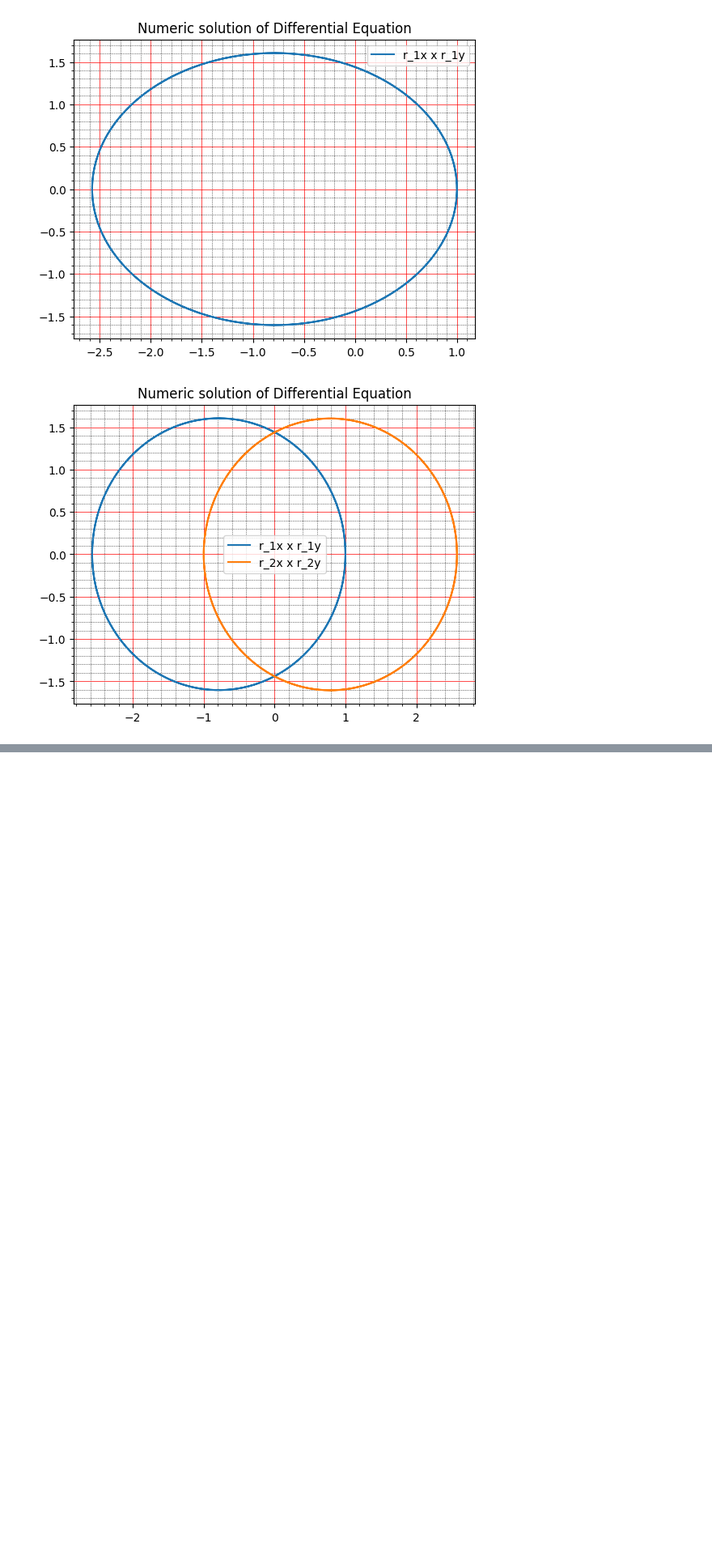
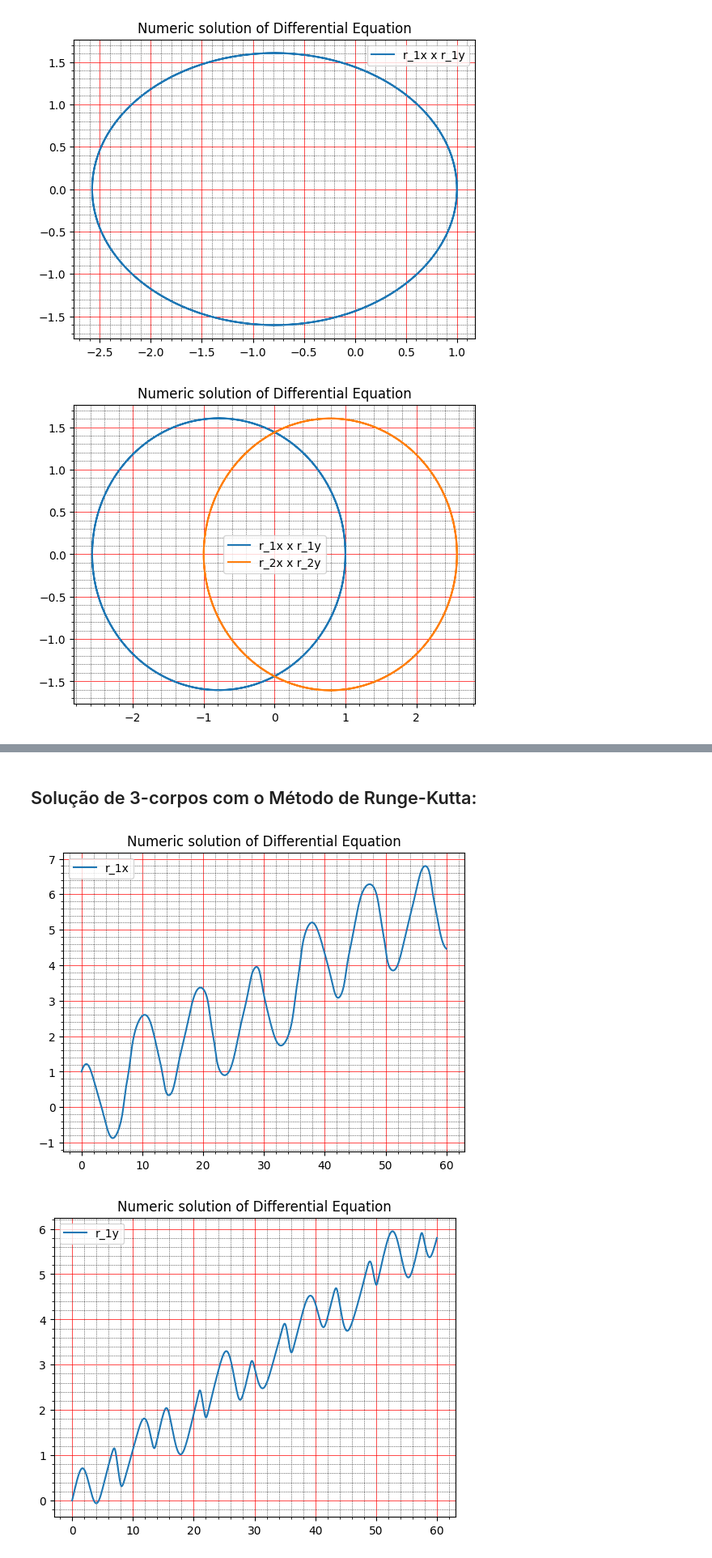
Before and after one commit to PSF-UFRJ/global-ufrj, a Jupyter notebook: cientifica-2/Projeto 2.ipynb, the cells around one changed output, grey strips where cells are left out. Shown at 81% size. Drawn from its saved outputs; the diff is of its cells as text; code cells hidden in the pictures; blank space fills up the shorter version.

Commit message:
Three body problem seems to be working.

```diff
--- a/cientifica-2/Projeto 2.ipynb
+++ b/cientifica-2/Projeto 2.ipynb
@@ -232,0 +270,30 @@ $$
+# %%
+# Helper plot function:
+def pplot3(tn1, un1, label1, tn2, un2, label2, tn3, un3, label3):
+    fig, ax = plt.subplots()
+    plt.plot(tn1, un1, label=label1)
+    plt.plot(tn2, un2, label=label2)
+    plt.plot(tn3, un3, label=label3)
+    ax.set_axisbelow(True)
+    ax.minorticks_on()
+    ax.grid(which='major', linestyle='-', linewidth='0.5', color='red')
+    ax.grid(which='minor', linestyle=':', linewidth='0.5', color='black')
+    plt.title("Numeric solution of Differential Equation")
+    plt.legend()
+    ax = plt.gca()
+# %% [markdown]
+## Solução de 3-corpos com o Método de Runge-Kutta:
+# %%
+simulation3_rk = evaluate_runge_kutta(three_body, [1, 0, -1, 0, 0, 0, 0.6, 0.6, 0.6, 0.6, -0.9, -0.9])
+pplot(simulation3_rk[0], simulation3_rk[1], "r_1x")
+pplot(simulation3_rk[0], simulation3_rk[2], "r_1y")
+pplot(simulation3_rk[0], simulation3_rk[3], "r_2x")
+pplot(simulation3_rk[0], simulation3_rk[4], "r_2y")
+pplot(simulation3_rk[1], simulation3_rk[2], "r_1x x r_1y")
+pplot(simulation3_rk[3], simulation3_rk[4], "r_2x x r_2y")
+pplot3(simulation3_rk[1], simulation3_rk[2], "r_1x x r_1y",
+       simulation3_rk[3], simulation3_rk[4], "r_2x x r_2y",
+       simulation3_rk[5], simulation3_rk[6], "r_3x x r_3y")
+# %% [output]
+[figure, added]
+[figure, added]
```
Also changed, not shown: parts of 9 cells of this notebook.
